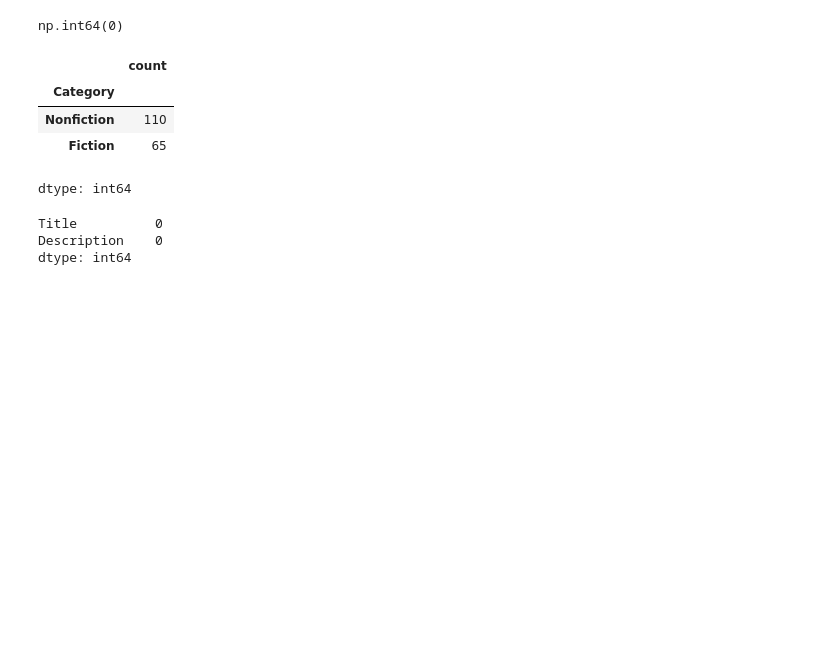
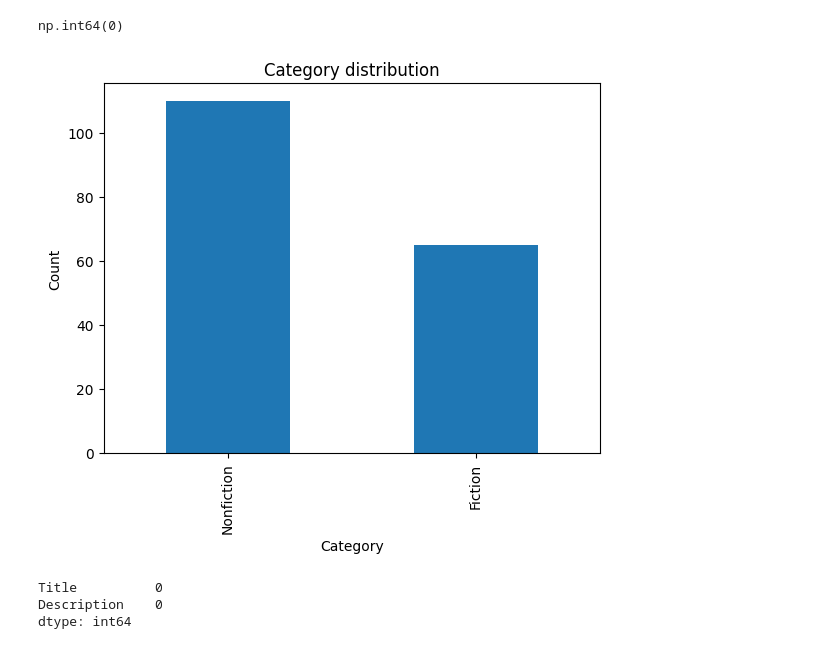
Before and after one commit to matildadaniela/Book-scraping-project, a Jupyter notebook: Book_Scraping_Project.ipynb, the cells around one changed output. Cells and saved outputs as stored; diff of their text form; code cells hidden in the pictures; blank space fills up the shorter version.

```diff
--- a/Book_Scraping_Project.ipynb
+++ b/Book_Scraping_Project.ipynb
@@ -142,15 +140,18 @@ dtype: int64
 df_all.duplicated().sum()
 # %% [output]
 np.int64(0)
-# %%
-#Category distribution
-df_all['Category'].value_counts()
-# %% [output]
-|  | count |
-| Category |  |
-| Nonfiction | 110 |
-| Fiction | 65 |
-dtype: int64
+# %%
+#Category distribution
+import matplotlib.pyplot as plt
+
+df_all['Category'].value_counts().plot(kind='bar')
+
+plt.title('Category distribution')
+plt.xlabel('Category')
+plt.ylabel('Count')
+plt.show()
+# %% [output]
+[figure, added]
 # %%
 #Checking for empty descriptions and titles
 print((df_all[['Title', 'Description']] == '').sum())
@@ -158,5 +159,3 @@ print((df_all[['Title', 'Description']] == '').sum())
 Title          0
 Description    0
 dtype: int64
-# %% [markdown]
-#
```
Also changed, not shown: parts of 12 cells of this notebook.
